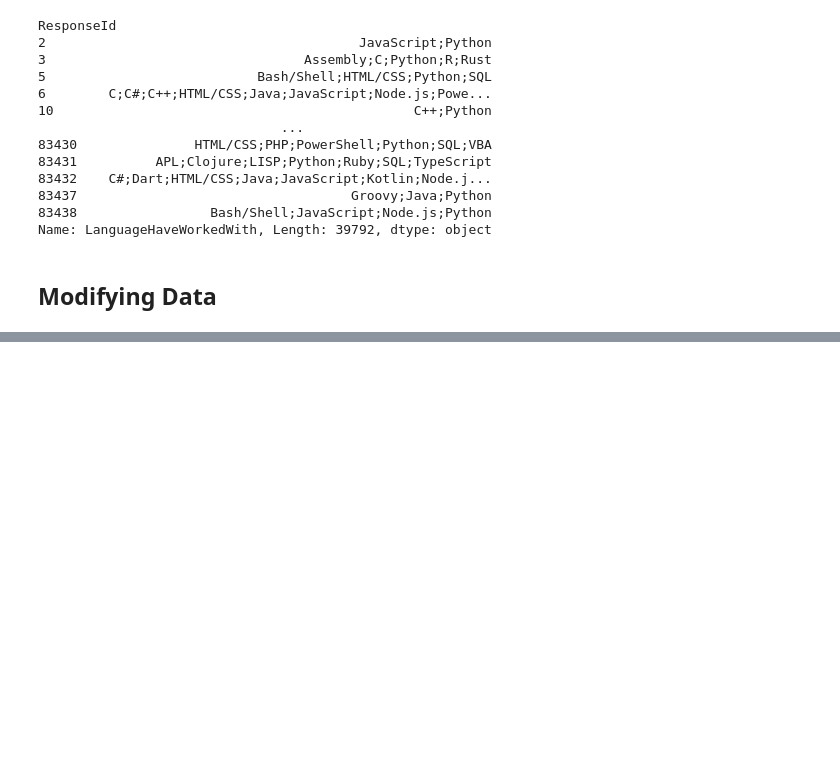
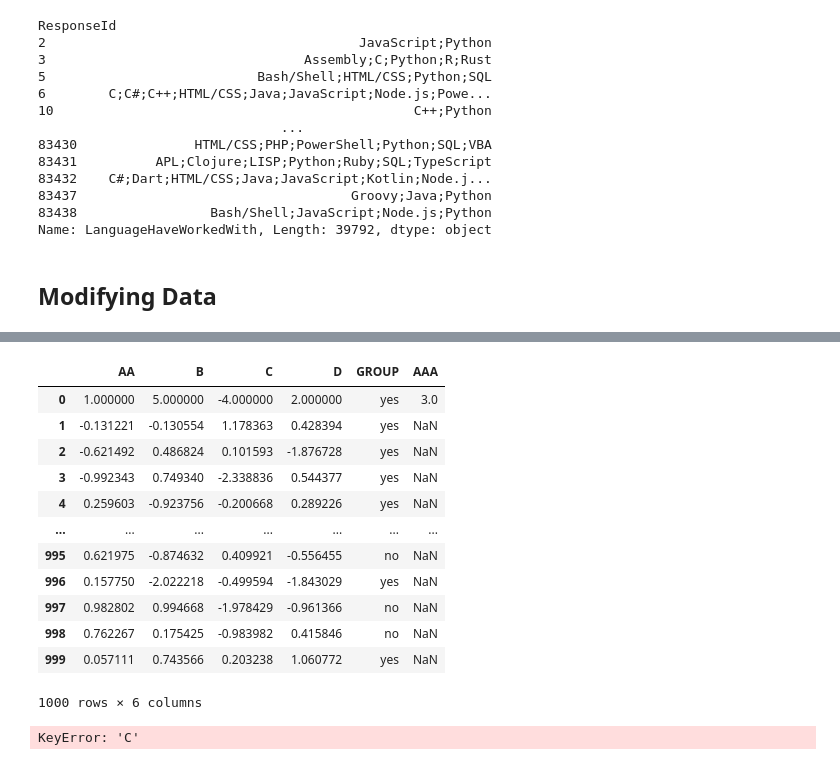
Before and after one commit to emad-almajdalawi/temp, a Jupyter notebook: pandas_demo.ipynb, the cells around one changed output, grey strips where cells are left out. Saved outputs shown, nothing was run; the diff lists cells and outputs as text; code cells hidden in the pictures; blank space fills up the shorter version.

```diff
--- a/pandas_demo.ipynb
+++ b/pandas_demo.ipynb
@@ -413,0 +430,4 @@ Name: LanguageHaveWorkedWith, Length: 39792, dtype: object
+# %%
+# edit column names
+test_df.columns = ['aaa', 'b', 'c', 'd', 'group']
+test_df.columns
@@ -413,0 +436,3 @@ Name: LanguageHaveWorkedWith, Length: 39792, dtype: object
+# %%
+test_df.columns = [x.upper() for x in test_df.columns]
+test_df.columns
@@ -413,0 +444,3 @@ Name: LanguageHaveWorkedWith, Length: 39792, dtype: object
+# %%
+test_df.rename(columns={'AAA': 'AA'}, inplace=True)
+test_df.columns
@@ -413,0 +449,4 @@ Name: LanguageHaveWorkedWith, Length: 39792, dtype: object
+# %%
+# edit row
+test_df.loc[0] = [1, 2, 1, 2, 'yes']
+test_df
@@ -413,0 +467,29 @@ Name: LanguageHaveWorkedWith, Length: 39792, dtype: object
+# %%
+# edit specific cell in a row
+test_df.loc[0, 'C'] = -4
+test_df.loc[0, ['AAA', 'B']] = [3, 5]
+test_df
+# %% [output]
+|  | AA | B | C | D | GROUP | AAA |
+| 0 | 1.000000 | 5.000000 | -4.000000 | 2.000000 | yes | 3.0 |
+| 1 | -0.131221 | -0.130554 | 1.178363 | 0.428394 | yes | NaN |
+| 2 | -0.621492 | 0.486824 | 0.101593 | -1.876728 | yes | NaN |
+| 3 | -0.992343 | 0.749340 | -2.338836 | 0.544377 | yes | NaN |
+| 4 | 0.259603 | -0.923756 | -0.200668 | 0.289226 | yes | NaN |
+| ... | ... | ... | ... | ... | ... | ... |
+| 995 | 0.621975 | -0.874632 | 0.409921 | -0.556455 | no | NaN |
+| 996 | 0.157750 | -2.022218 | -0.499594 | -1.843029 | yes | NaN |
+| 997 | 0.982802 | 0.994668 | -1.978429 | -0.961366 | no | NaN |
+| 998 | 0.762267 | 0.175425 | -0.983982 | 0.415846 | no | NaN |
+| 999 | 0.057111 | 0.743566 | 0.203238 | 1.060772 | yes | NaN |
+1000 rows × 6 columns
+# %%
+def positive(num):
+    return num if num > 0 else (-1*num)
+
+test2_df.loc[1, 'B'].apply(positive)
+# test2_df['C'].apply(positive)
+
+test2_df
+# %% [output]
+KeyError: 'C'
```
Also changed, not shown: parts of 7 cells of this notebook.
